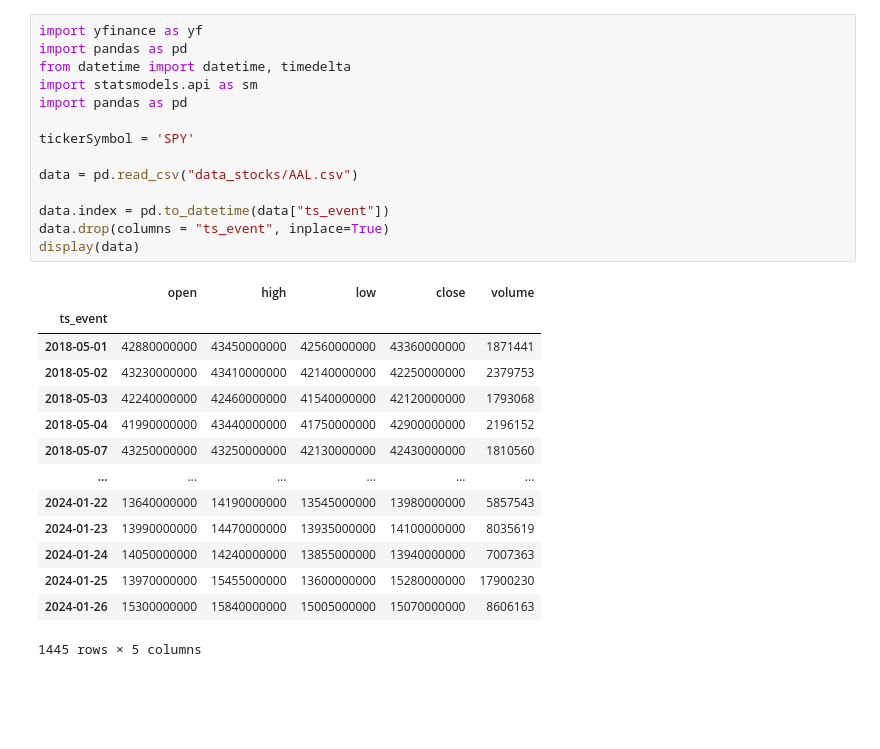
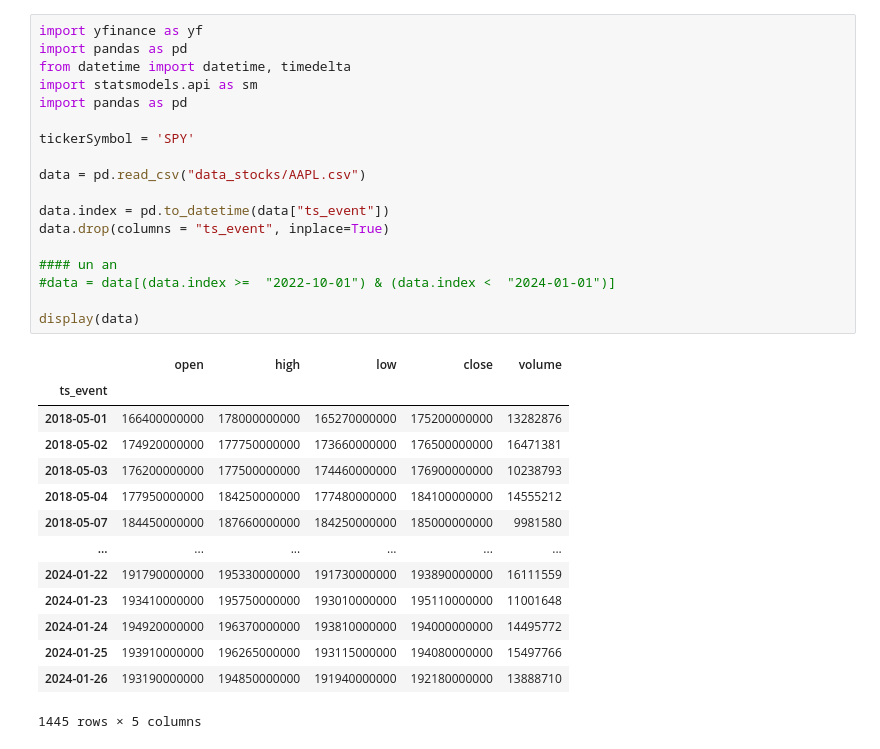
Before and after one commit to paulfav/ts_forecasting, a Jupyter notebook: ARMA_ARRIMA.ipynb, the cells around one changed output. Cells and saved outputs as stored; diff of their text form; blank space fills up the shorter version.

```diff
--- a/ARMA_ARRIMA.ipynb
+++ b/ARMA_ARRIMA.ipynb
@@ -1,29 +1,33 @@
 # %%
 import yfinance as yf
 import pandas as pd
 from datetime import datetime, timedelta
 import statsmodels.api as sm
 import pandas as pd
 
 tickerSymbol = 'SPY'
 
-data = pd.read_csv("data_stocks/AAL.csv")
+data = pd.read_csv("data_stocks/AAPL.csv")
 
 data.index = pd.to_datetime(data["ts_event"])
 data.drop(columns = "ts_event", inplace=True)
+
+#### un an
+#data = data[(data.index >=  "2022-10-01") & (data.index <  "2024-01-01")]
+
 display(data)
 # %% [output]
 |  | open | high | low | close | volume |
 | ts_event |  |  |  |  |  |
-| 2018-05-01 | 42880000000 | 43450000000 | 42560000000 | 43360000000 | 1871441 |
-| 2018-05-02 | 43230000000 | 43410000000 | 42140000000 | 42250000000 | 2379753 |
-| 2018-05-03 | 42240000000 | 42460000000 | 41540000000 | 42120000000 | 1793068 |
-| 2018-05-04 | 41990000000 | 43440000000 | 41750000000 | 42900000000 | 2196152 |
-| 2018-05-07 | 43250000000 | 43250000000 | 42130000000 | 42430000000 | 1810560 |
+| 2018-05-01 | 166400000000 | 178000000000 | 165270000000 | 175200000000 | 13282876 |
+| 2018-05-02 | 174920000000 | 177750000000 | 173660000000 | 176500000000 | 16471381 |
+| 2018-05-03 | 176200000000 | 177500000000 | 174460000000 | 176900000000 | 10238793 |
+| 2018-05-04 | 177950000000 | 184250000000 | 177480000000 | 184100000000 | 14555212 |
+| 2018-05-07 | 184450000000 | 187660000000 | 184250000000 | 185000000000 | 9981580 |
 | ... | ... | ... | ... | ... | ... |
-| 2024-01-22 | 13640000000 | 14190000000 | 13545000000 | 13980000000 | 5857543 |
-| 2024-01-23 | 13990000000 | 14470000000 | 13935000000 | 14100000000 | 8035619 |
-| 2024-01-24 | 14050000000 | 14240000000 | 13855000000 | 13940000000 | 7007363 |
-| 2024-01-25 | 13970000000 | 15455000000 | 13600000000 | 15280000000 | 17900230 |
-| 2024-01-26 | 15300000000 | 15840000000 | 15005000000 | 15070000000 | 8606163 |
+| 2024-01-22 | 191790000000 | 195330000000 | 191730000000 | 193890000000 | 16111559 |
+| 2024-01-23 | 193410000000 | 195750000000 | 193010000000 | 195110000000 | 11001648 |
+| 2024-01-24 | 194920000000 | 196370000000 | 193810000000 | 194000000000 | 14495772 |
+| 2024-01-25 | 193910000000 | 196265000000 | 193115000000 | 194080000000 | 15497766 |
+| 2024-01-26 | 193190000000 | 194850000000 | 191940000000 | 192180000000 | 13888710 |
 1445 rows × 5 columns
```
Also changed, not shown: parts of 5 cells of this notebook.
